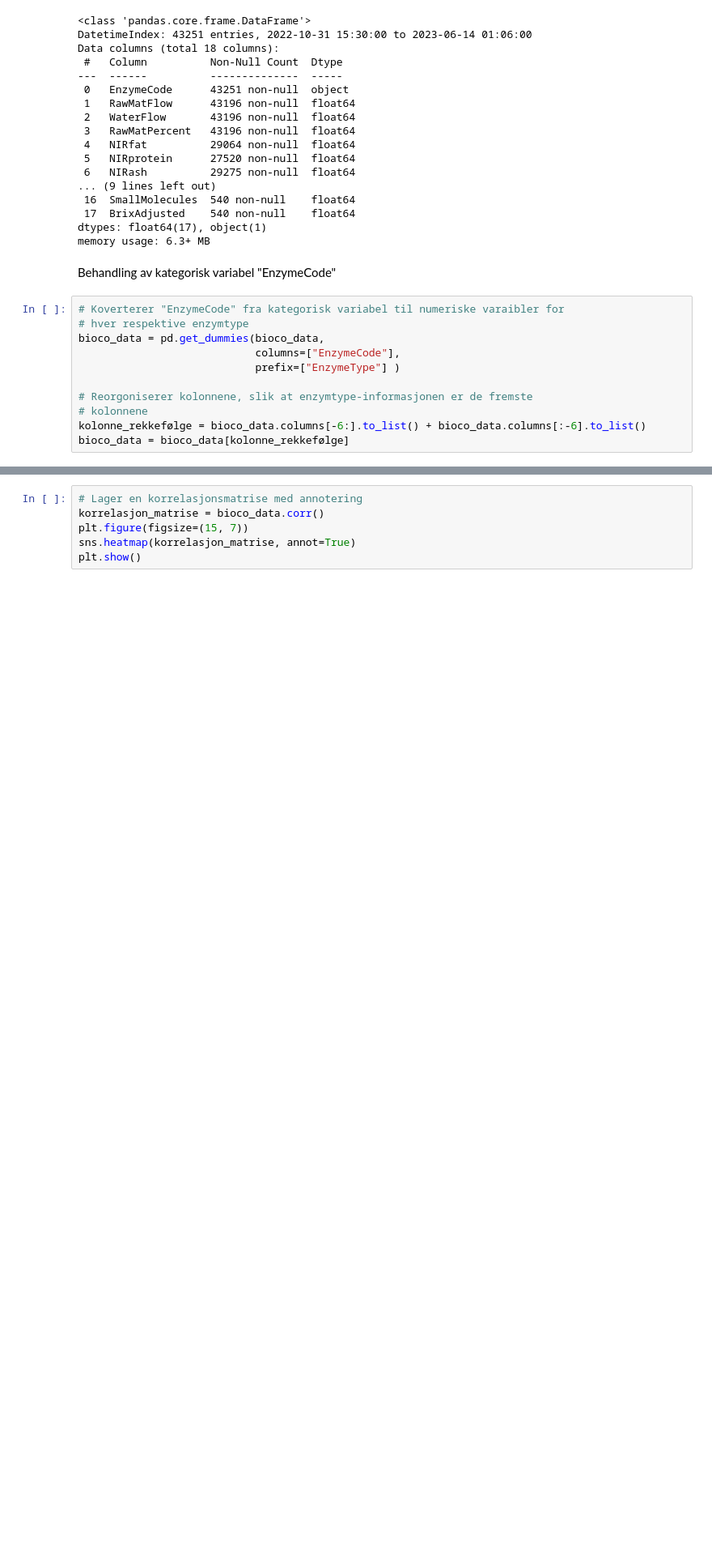
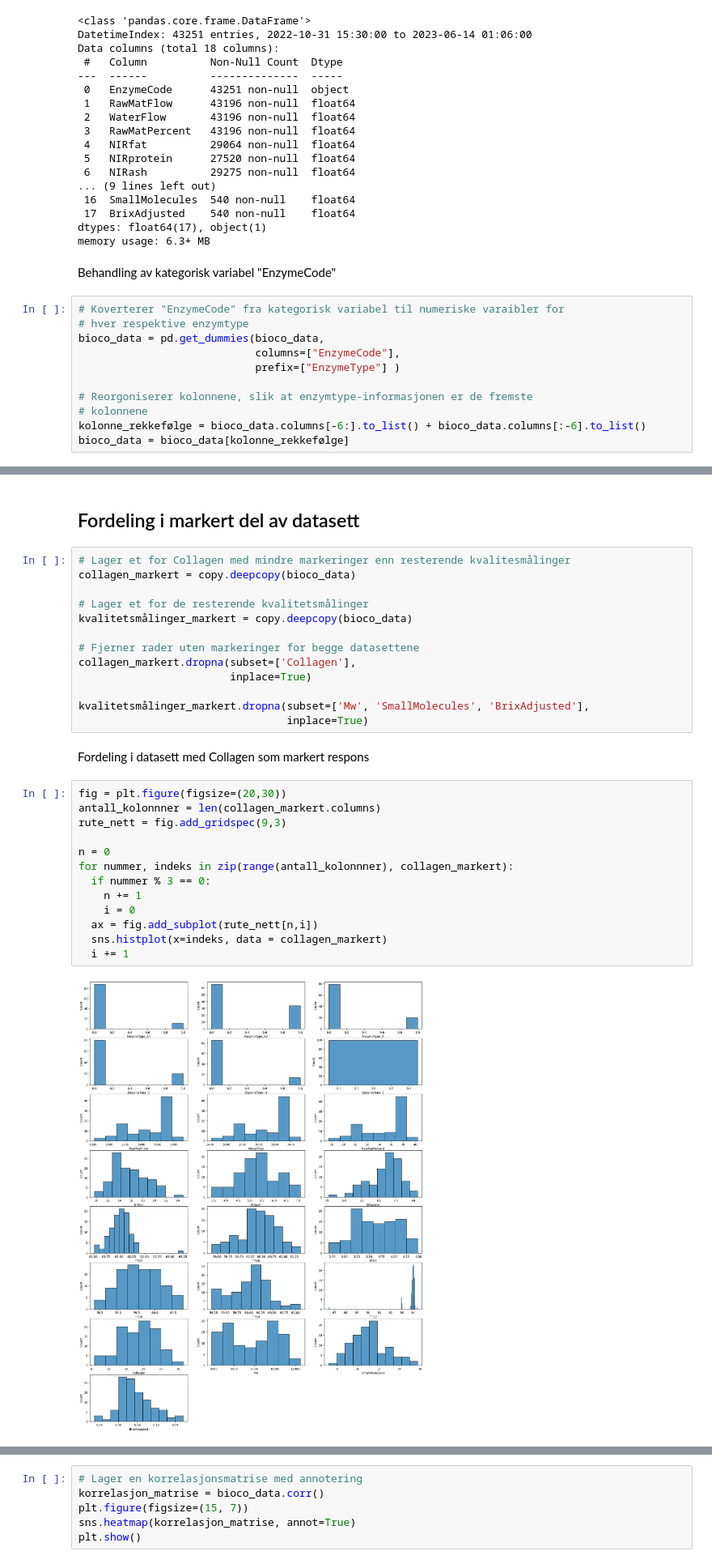
Before and after one commit to PreyPython123/Master-V24-Semiveiledet-Regresjon, a Jupyter notebook: Bioco_Dataprosessering,_Dataforståelse_og_Dataundersøkelse.ipynb, the cells around one changed output, grey strips where cells are left out. Shown at 81% size. Cells and saved outputs as stored; diff of their text form; blank space fills up the shorter version.

```diff
--- a/Bioco_Dataprosessering,_Dataforståelse_og_Dataundersøkelse.ipynb
+++ b/Bioco_Dataprosessering,_Dataforståelse_og_Dataundersøkelse.ipynb
@@ -145,0 +165,32 @@ bioco_data = bioco_data[kolonne_rekkefølge]
+# %% [markdown]
+## Fordeling i markert del av datasett
+# %%
+# Lager et for Collagen med mindre markeringer enn resterende kvalitesmålinger
+collagen_markert = copy.deepcopy(bioco_data)
+
+# Lager et for de resterende kvalitetsmålinger
+kvalitetsmålinger_markert = copy.deepcopy(bioco_data)
+
+# Fjerner rader uten markeringer for begge datasettene
+collagen_markert.dropna(subset=['Collagen'],
+                        inplace=True)
+
+kvalitetsmålinger_markert.dropna(subset=['Mw', 'SmallMolecules', 'BrixAdjusted'],
+                                 inplace=True)
+# %% [markdown]
+Fordeling i datasett med Collagen som markert respons
+# %%
+fig = plt.figure(figsize=(20,30))
+antall_kolonnner = len(collagen_markert.columns)
+rute_nett = fig.add_gridspec(9,3)
+
+n = 0
+for nummer, indeks in zip(range(antall_kolonnner), collagen_markert):
+  if nummer % 3 == 0:
+    n += 1
+    i = 0
+  ax = fig.add_subplot(rute_nett[n,i])
+  sns.histplot(x=indeks, data = collagen_markert)
+  i += 1
+# %% [output]
+[figure, added]
```
Also changed, not shown: parts of 6 cells of this notebook.
